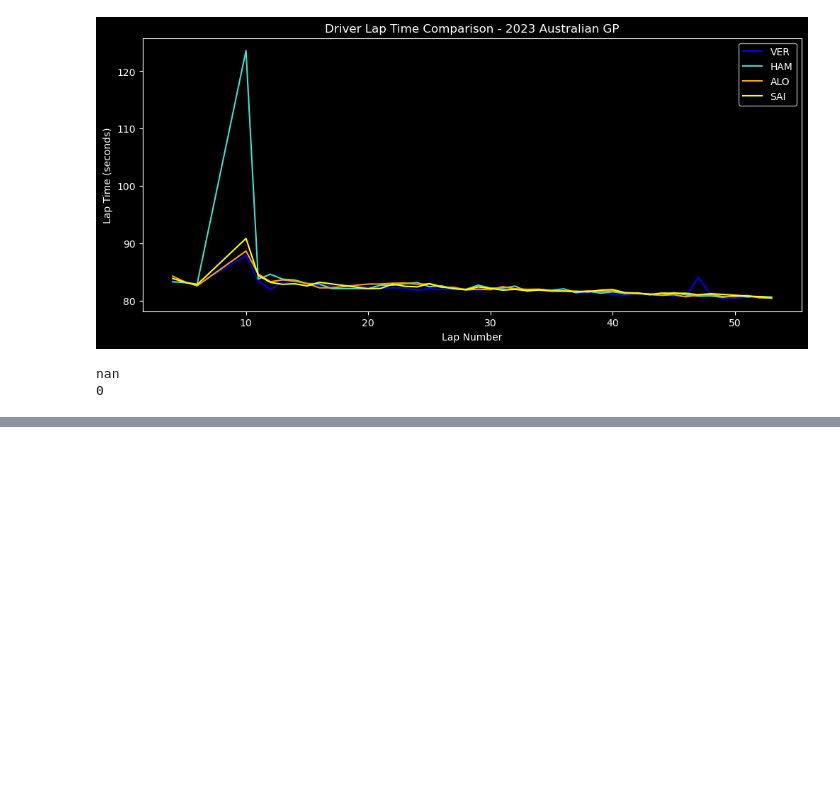
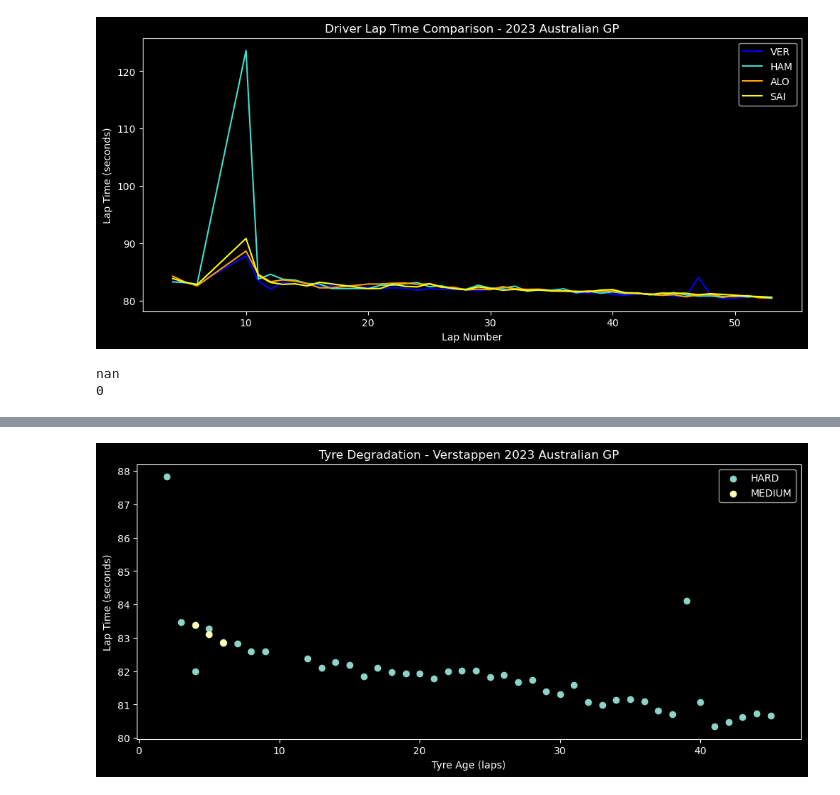
Before and after one commit to MukundTyagi30/Formula1, a Jupyter notebook: EDA.ipynb, the cells around one changed output, grey strips where cells are left out. Saved outputs shown, nothing was run; the diff lists cells and outputs as text; code cells hidden in the pictures; blank space fills up the shorter version.

Commit message:
added tyre degradation analysis

```diff
--- a/EDA.ipynb
+++ b/EDA.ipynb
@@ -234,0 +258,17 @@ nan
+# %%
+plt.style.use('dark_background')
+fig, ax = plt.subplots(figsize=(12, 5))
+groups = ver_laps.groupby('Compound')
+
+ver_laps['TyreLife'] = ver_laps['TyreLife'].astype(int)
+
+for name,group in groups:
+    ax.scatter(group['TyreLife'],group['LapTimeSeconds'],label=name)
+
+ax.set_xlabel('Tyre Age (laps)')
+ax.set_ylabel('Lap Time (seconds)')
+ax.set_title('Tyre Degradation - Verstappen 2023 Australian GP')
+ax.legend()
+plt.show()
+# %% [output]
+[figure, added]
```
Also changed, not shown: parts of 4 cells of this notebook.
